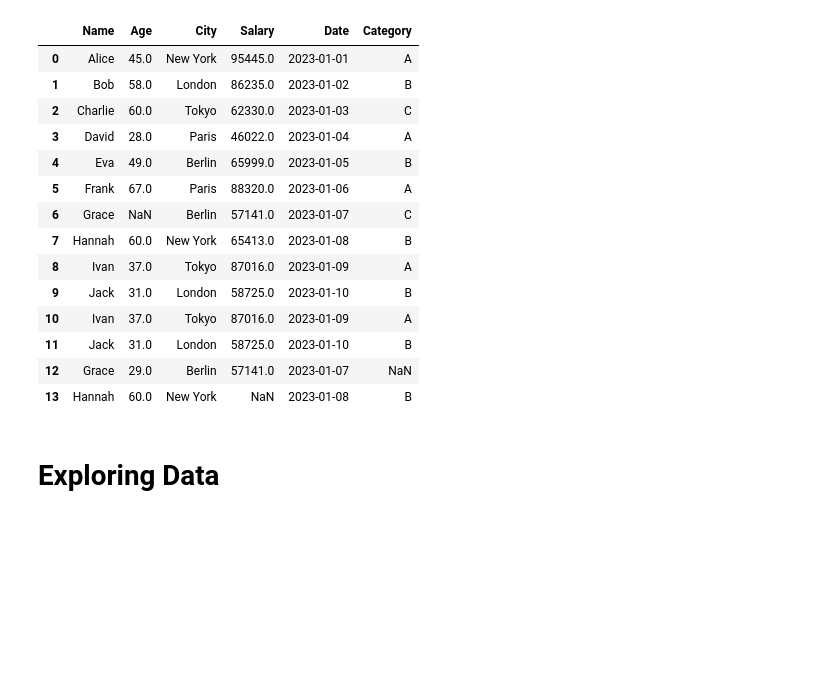
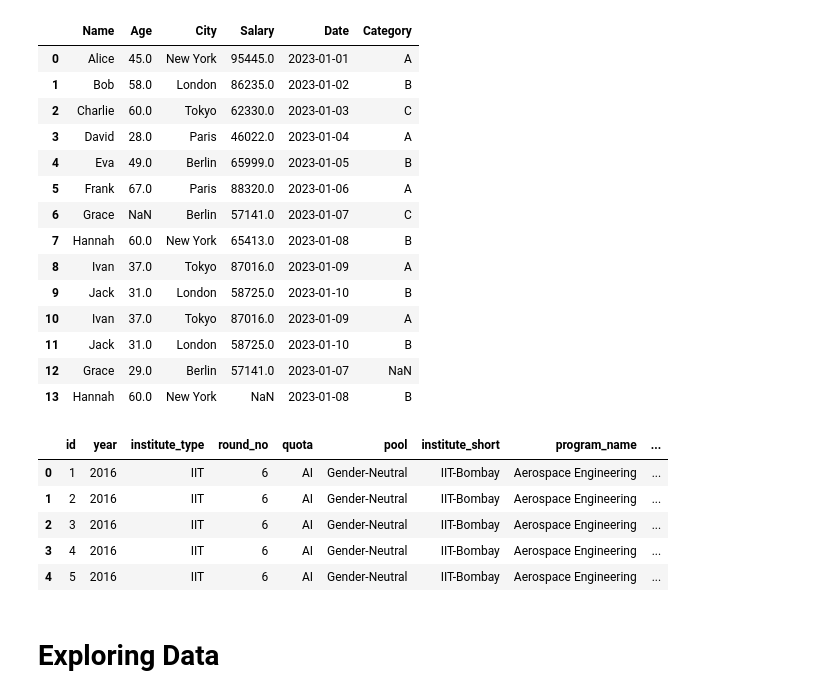
Before and after one commit to 1sumer/Python, a Jupyter notebook: Pandas/Update Pandas.ipynb, the cells around one changed output. Saved outputs shown, nothing was run; the diff lists cells and outputs as text; code cells hidden in the pictures; blank space fills up the shorter version.

```diff
--- a/Pandas/Update Pandas.ipynb
+++ b/Pandas/Update Pandas.ipynb
@@ -216,6 +210,16 @@ df
 | 11 | Jack | 31.0 | London | 58725.0 | 2023-01-10 | B |
 | 12 | Grace | 29.0 | Berlin | 57141.0 | 2023-01-07 | NaN |
 | 13 | Hannah | 60.0 | New York | NaN | 2023-01-08 | B |
+# %%
+df1 = pd.read_csv(r"D:\Python\Pandas\IIT-NIT\iit.csv")
+df1.head()
+# %% [output]
+|  | id | year | institute_type | round_no | quota | pool | institute_short | program_name | ... |
+| 0 | 1 | 2016 | IIT | 6 | AI | Gender-Neutral | IIT-Bombay | Aerospace Engineering | ... |
+| 1 | 2 | 2016 | IIT | 6 | AI | Gender-Neutral | IIT-Bombay | Aerospace Engineering | ... |
+| 2 | 3 | 2016 | IIT | 6 | AI | Gender-Neutral | IIT-Bombay | Aerospace Engineering | ... |
+| 3 | 4 | 2016 | IIT | 6 | AI | Gender-Neutral | IIT-Bombay | Aerospace Engineering | ... |
+| 4 | 5 | 2016 | IIT | 6 | AI | Gender-Neutral | IIT-Bombay | Aerospace Engineering | ... |
 # %% [markdown]
 # Exploring Data
 # %%
```
Also changed, not shown: parts of 9 cells of this notebook, 4 other files.
